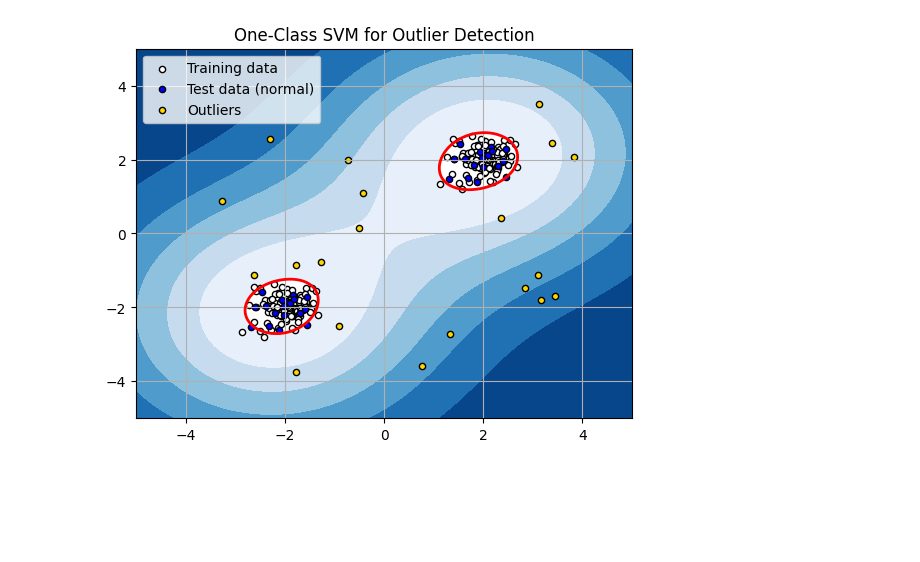
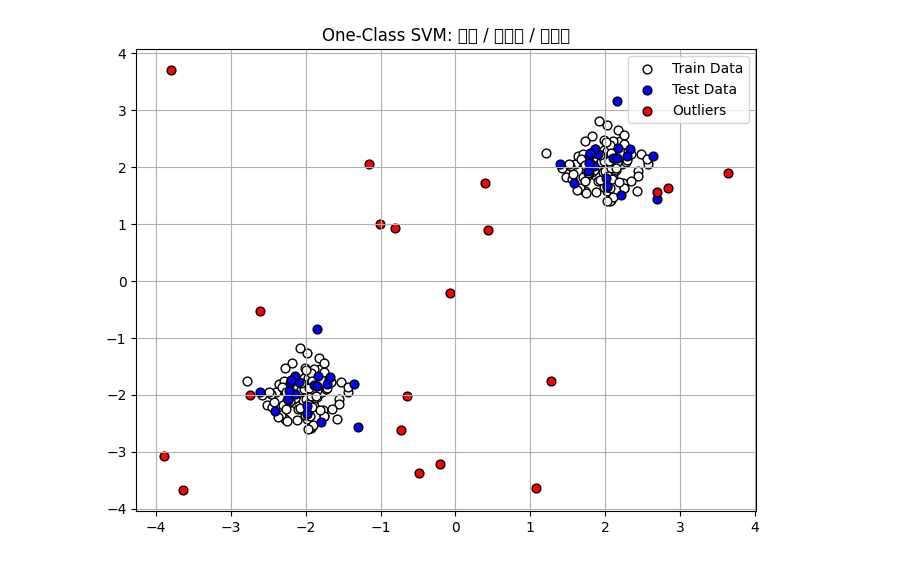
Before and after one commit to juhumkwon/Defense_Cloud, a Jupyter notebook: 6_5_one_class_svm.ipynb, the cells around one changed output. Drawn from its saved outputs; the diff is of its cells as text; code cells hidden in the pictures; blank space fills up the shorter version.

```diff
--- a/6_5_one_class_svm.ipynb
+++ b/6_5_one_class_svm.ipynb
@@ -5,82 +5,55 @@ import numpy as np
 import matplotlib.pyplot as plt
 from sklearn.svm import OneClassSVM
 
-# 정상 데이터 생성 (2D Gaussian)
-X_train = 0.3 * np.random.randn(100, 2) # 생성된 모든 값에 0.3을 곱함으로써, 데이터의 표준편차를 1에서 0.3으로 줄입니다. (즉, 값들이 평균 0을 중심으로 더 좁게 분포됨)
-X_train = np.r_[X_train + 2, X_train - 2]
-
-# 테스트 데이터 생성 (정상 + 이상치)
-X_test = 0.3 * np.random.randn(20, 2)
-X_test = np.r_[X_test + 2, X_test - 2] # np.r_는 두 배열을 위로 쌓는(concatenate) 함수입니다.
+# 1. 정상(normal) 데이터 생성
+np.random.seed(42)
+X_train = 0.3 * np.random.randn(100, 2)
+X_train = np.r_[X_train + 2, X_train - 2]  # 두 개의 중심으로 분포
 """
 X_train은 이제 두 개의 군집(cluster) 으로 구성된 200개의 샘플을 가지게 됩니다.
 하나는 원래 데이터보다 오른쪽 위로 이동한 군집 (+2)
 다른 하나는 왼쪽 아래로 이동한 군집 (-2)
 """
 
-X_outliers = np.random.uniform(low=-4, high=4, size=(20, 2)) # 균등분포(uniform distribution) 를 따르는 무작위 값을 생성합니다. 범위는 -4에서 4 사이입니다.
+# 2. 테스트 데이터 (정상 + 이상치)
+X_test = 0.3 * np.random.randn(20, 2)
+X_test = np.r_[X_test + 2, X_test - 2]
 
-# 모델 학습
+X_outliers = np.random.uniform(low=-4, high=4, size=(20, 2))  # 이상치
+
+# 3. One-Class SVM 모델 학습
 """
 파라미터 설명:
 kernel="rbf"
 → RBF 커널 (Radial Basis Function) 을 사용합니다.
 → 데이터를 고차원으로 매핑해서 더 복잡한 경계를 만들 수 있음 (비선형 분포에 효과적).
 
 gamma=0.1
 → RBF 커널의 감도(sensitivity) 를 조절하는 하이퍼파라미터입니다.
 → 값이 작으면 부드러운 경계, 값이 크면 더 세밀하게 데이터를 감싸는 경계를 만듭니다.
 
 nu=0.05
 → 이상치의 비율을 지정합니다.
 → 전체 데이터 중에서 약 5% 정도는 이상치라고 판단하도록 설정하는 역할입니다.
 → 또한 학습 시 허용하는 오차의 비율도 의미합니다.
 """
-clf = OneClassSVM(kernel="rbf", gamma=0.1, nu=0.05)
+
+clf = OneClassSVM(kernel="rbf", gamma=0.1, nu=0.1)
 clf.fit(X_train)
 
-# 예측
-"""
-np.linspace(-5, 5, 500)
--5에서 5까지의 구간을 500개의 균일한 간격으로 나눈 1차원 배열을 만듭니다.
-즉, -5, -4.98, -4.96, ..., 5 이런 숫자들로 구성된 배열입니다.
+# 4. 예측
+y_pred_train = clf.predict(X_train)
+y_pred_test = clf.predict(X_test)
+y_pred_outliers = clf.predict(X_outliers)
 
-np.meshgrid(...)
-두 개의 1차원 배열을 받아서, 2차원 평면상에 모든 조합의 점 좌표를 생성합니다.
-결과적으로 xx, yy는 각각 500×500 형태의 배열이 됩니다:
-xx는 각 점의 x좌표
-yy는 각 점의 y좌표
-"""
-xx, yy = np.meshgrid(np.linspace(-5, 5, 500), np.linspace(-5, 5, 500))
-Z = clf.decision_function(np.c_[xx.ravel(), yy.ravel()])
-Z = Z.reshape(xx.shape) # xx와 같은 모양인 (500, 500)의 2차원 배열로 다시 바꿉니다.
-
-
-# 시각화
-plt.title("One-Class SVM for Outlier Detection")
-"""
-plt.contourf(...)	채워진 등고선 그림을 그립니다. 등고선 사이를 색으로 채워줌.
-xx, yy	각 격자 위치의 x좌표, y좌표입니다 (500×500).
-Z	각 (x, y) 위치에 대한 SVM의 결정 함수 값입니다. (정상일수록 값이 큼)
-levels=np.linspace(Z.min(), 0, 7)	결정 함수 값의 범위(단계) 를 지정합니다.
-Z의 최소값부터 0까지 7단계로 나누어 색칠
-cmap=plt.cm.Blues_r	색상 맵입니다. 파란색 계열이며 _r은 색상 반전(reverse) 을 의미합니다.
-→ 이상치일수록 진한 파란색
-"""
-
-plt.contourf(xx, yy, Z, levels=np.linspace(Z.min(), 0, 7), cmap=plt.cm.Blues_r) # plt.contourf(...)	채워진 등고선 그림을 그립니다. 등고선 사이를 색으로 채워줌
-a = plt.contour(xx, yy, Z, levels=[0], linewidths=2, colors='red')  # decision boundary
-
-
-# 데이터 플로팅
-plt.scatter(X_train[:, 0], X_train[:, 1], c='white', s=20, edgecolors='k', label='Training data')
-plt.scatter(X_test[:, 0], X_test[:, 1], c='blue', s=20, edgecolors='k', label='Test data (normal)')
-plt.scatter(X_outliers[:, 0], X_outliers[:, 1], c='gold', s=20, edgecolors='k', label='Outliers')
-
+# 5. 시각화 (등고선 없이!)
+plt.figure(figsize=(8, 6))
+plt.scatter(X_train[:, 0], X_train[:, 1], c='white', edgecolors='k', s=40, label='Train Data')
+plt.scatter(X_test[:, 0], X_test[:, 1], c='blue', edgecolors='k', s=40, label='Test Data')
+plt.scatter(X_outliers[:, 0], X_outliers[:, 1], c='red', edgecolors='k', s=40, label='Outliers')
+plt.title("One-Class SVM: 정상 / 테스트 / 이상치")
 plt.legend()
-plt.xlim((-5, 5))
-plt.ylim((-5, 5))
 plt.grid(True)
 plt.show()
 # %% [output]
-[figure, old version]
+[figure, new version]
```
Also changed, not shown: parts of 2 cells of this notebook.
